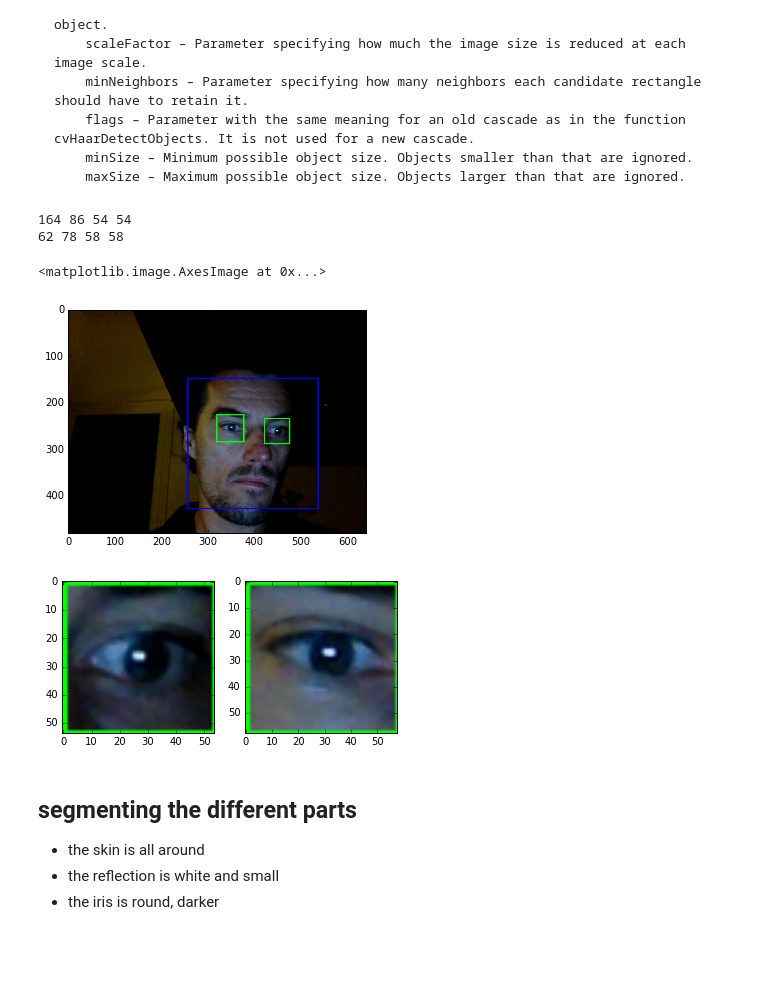
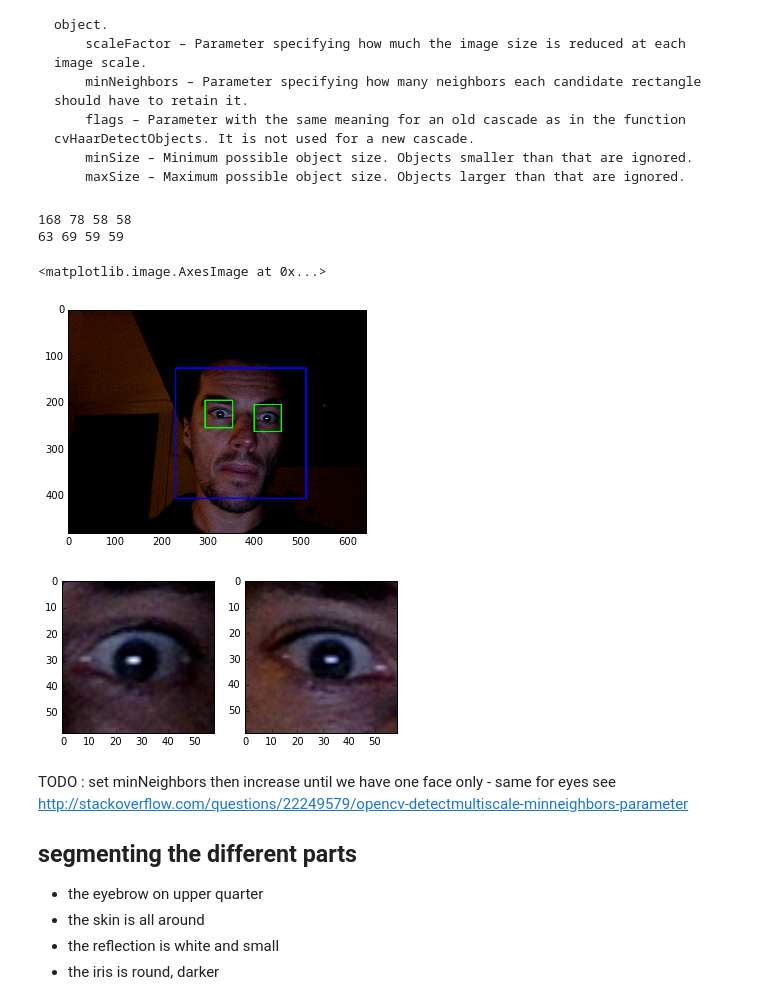
Before and after one commit to laurentperrinet/LeCheapEyeTracker, a Jupyter notebook: workflow/LeCheapEyeTracker_gaze tracking.ipynb, the cells around one changed output. Drawn from its saved outputs; the diff is of its cells as text; code cells hidden in the pictures; blank space fills up the shorter version.

```diff
--- a/workflow/LeCheapEyeTracker_gaze tracking.ipynb
+++ b/workflow/LeCheapEyeTracker_gaze tracking.ipynb
@@ -61,35 +61,40 @@ Parameters:
 # %%
 import cv2
 
 face_cascade = cv2.CascadeClassifier('/Users/laurentperrinet/pool/libs/vision/opencv/data/haarcascades/haarcascade_frontalface_default.xml')
 eye_cascade = cv2.CascadeClassifier('/Users/laurentperrinet/pool/libs/vision/opencv/data/haarcascades/haarcascade_eye.xml')
 
 img_ = img.copy()
+out = img.copy()
 faces = face_cascade.detectMultiScale(img_, 1.3, 5) # image[, scaleFactor[, minNeighbors[, flags[, minSize[, maxSize]
 eyelist = []
 for (x,y,w,h) in faces:
     img_ = cv2.rectangle(img_, (x,y), (x+w,y+h), (255,0,0), 2)
     roi_color = img_[y:y+h, x:x+w]
+    out_color = out[y:y+h, x:x+w]
     eyes = eye_cascade.detectMultiScale(roi_color, 1.1, 5, 4)
     for (ex,ey,ew,eh) in eyes:
         cv2.rectangle(roi_color, (ex,ey), (ex+ew,ey+eh), (0,255,0), 2)
-        eyelist.append(roi_color[ey:ey+eh, ex:ex+ew])
+        eyelist.append(out_color[ey:ey+eh, ex:ex+ew])
         print(ex,ey,ew,eh)
 plt.imshow(cv2.cvtColor(img_, cv2.COLOR_BGR2RGB))
 # %% [output]
-164 86 54 54
-62 78 58 58
+168 78 58 58
+63 69 59 59
 <matplotlib.image.AxesImage at 0x...>
-[figure, old version]
+[figure, new version]
 # %%
 fig, axs = plt.subplots(1, len(eyelist))
 for i, eye in enumerate(eyelist):
     axs[i].imshow(cv2.cvtColor(eye, cv2.COLOR_BGR2RGB))
 # %% [output]
-[figure, old version]
+[figure, new version]
 # %% [markdown]
+TODO : set minNeighbors then increase until we have one face only - same for eyes see http://stackoverflow.com/questions/22249579/opencv-detectmultiscale-minneighbors-parameter
+
 ##  segmenting the different parts
 
+- the eyebrow on upper quarter
 - the skin is all around
 - the reflection is white and small
 - the iris is round, darker
```
Also changed, not shown: parts of 23 cells of this notebook.
